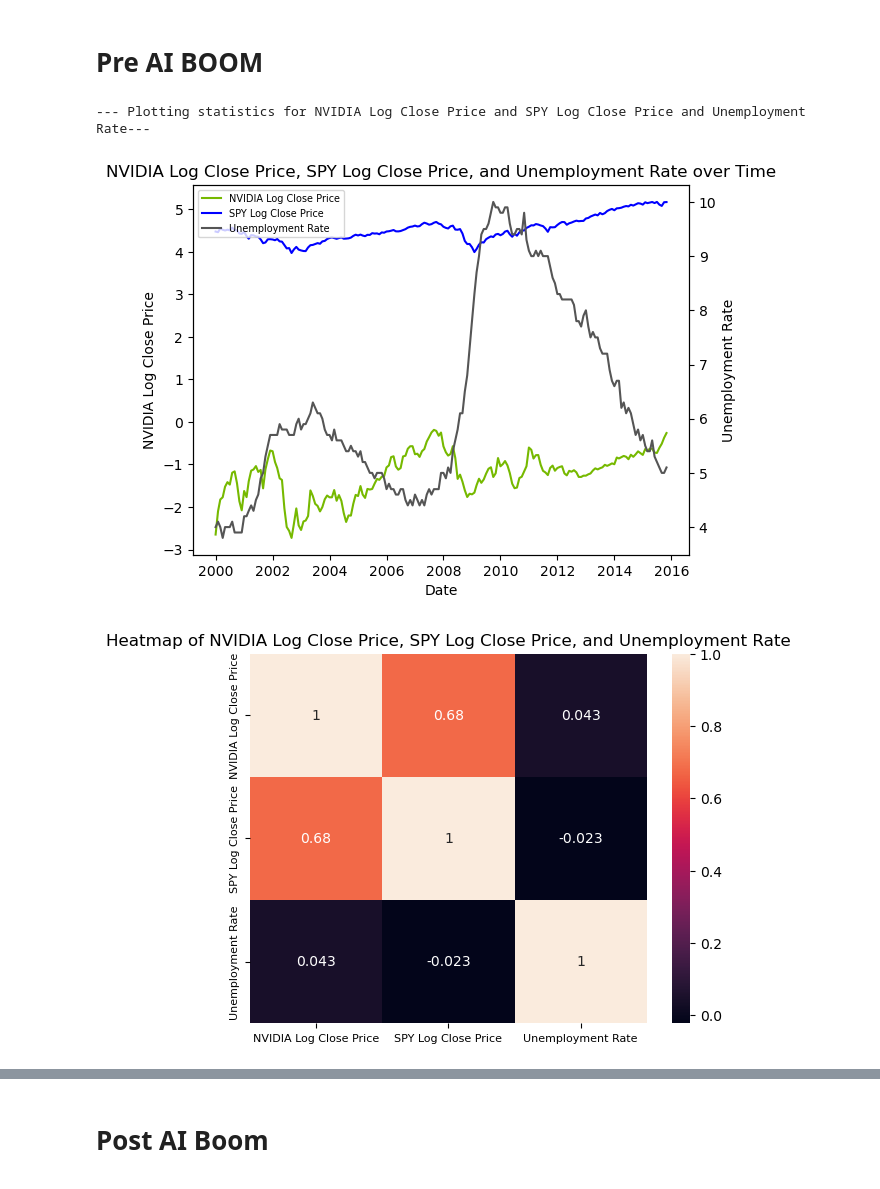
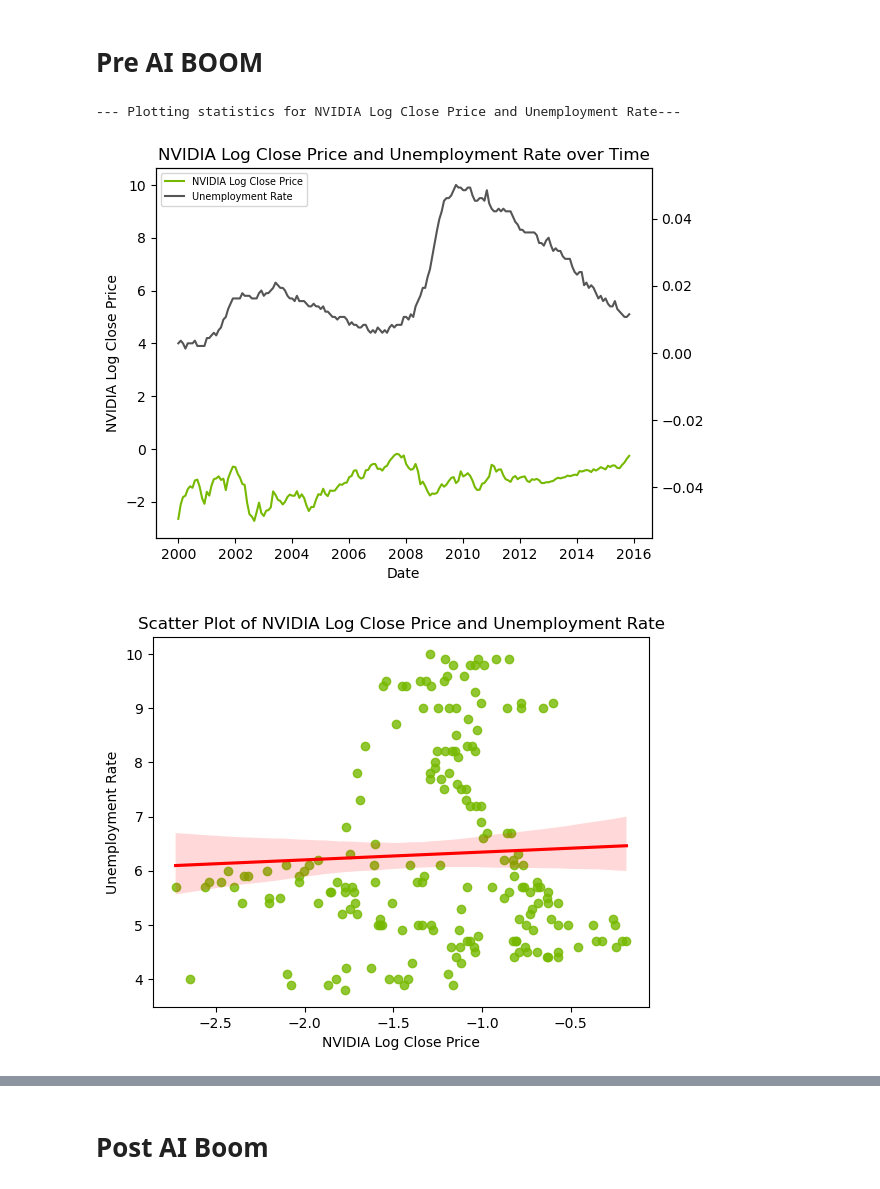
Before and after one commit to bwhong/bwhong-dsci510_fall2025_final_project, a Jupyter notebook: src/results.ipynb, the cells around one changed output, grey strips where cells are left out. Drawn from its saved outputs; the diff is of its cells as text; code cells hidden in the pictures.

Commit message:
added post and pre ai boom dual analysis

```diff
--- a/src/results.ipynb
+++ b/src/results.ipynb
@@ -112,8 +112,9 @@ plot_correlation_analysis(nvidia_processed_data, spy_processed_data, '#76B900',
 fred_processed_data_pre_ai_boom = fred_processed_data[fred_processed_data['Date'] < AI_BOOM_START_DATE]
 nvidia_processed_data_pre_ai_boom = nvidia_processed_data[nvidia_processed_data['Date'] < AI_BOOM_START_DATE]
 spy_processed_data_pre_ai_boom = spy_processed_data[spy_processed_data['Date'] < AI_BOOM_START_DATE]
-plot_correlation_analysis(nvidia_processed_data_pre_ai_boom, spy_processed_data_pre_ai_boom, NVIDIA_DATASET_COLOR, SPY_DATASET_COLOR, 'NVIDIA Log Close Price', 'SPY Log Close Price', fred_processed_data_pre_ai_boom, UNRATE_DATASET_COLOR, 'Unemployment Rate', result_dir= RESULTS_DIR, ai_boom= 'Pre', notebook_plot=True)
-# %% [output]
---- Plotting statistics for NVIDIA Log Close Price and SPY Log Close Price and Unemployment Rate---
-[figure, removed]
-[figure, removed]
+# %%
+plot_correlation_analysis(nvidia_processed_data_pre_ai_boom, fred_processed_data_pre_ai_boom, NVIDIA_DATASET_COLOR, UNRATE_DATASET_COLOR, 'NVIDIA Log Close Price', 'Unemployment Rate',  ai_boom= 'Pre', notebook_plot=True)
+# %% [output]
+--- Plotting statistics for NVIDIA Log Close Price and Unemployment Rate---
+[figure, added]
+[figure, added]
```
Also changed, not shown: parts of 10 cells of this notebook, 2 other files.
